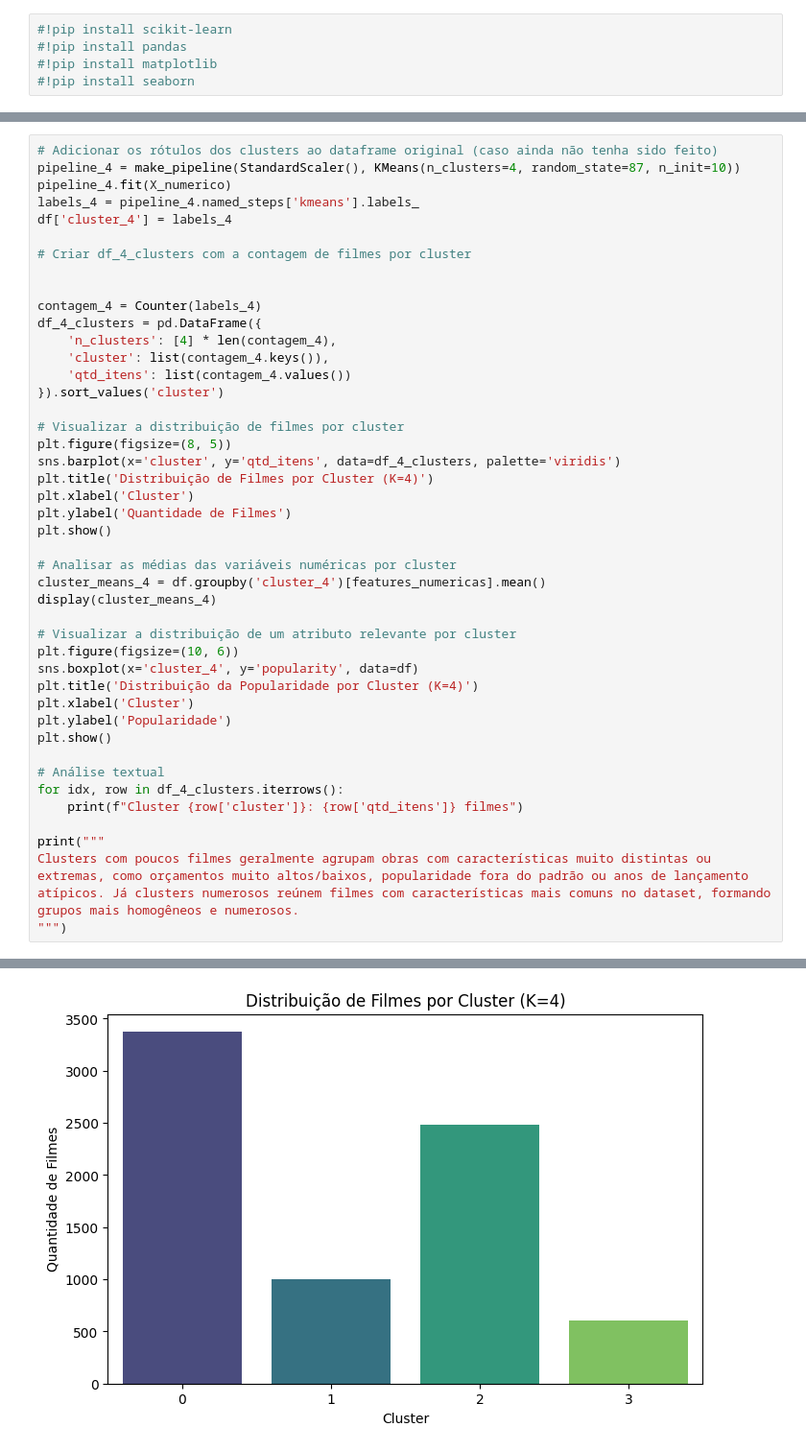
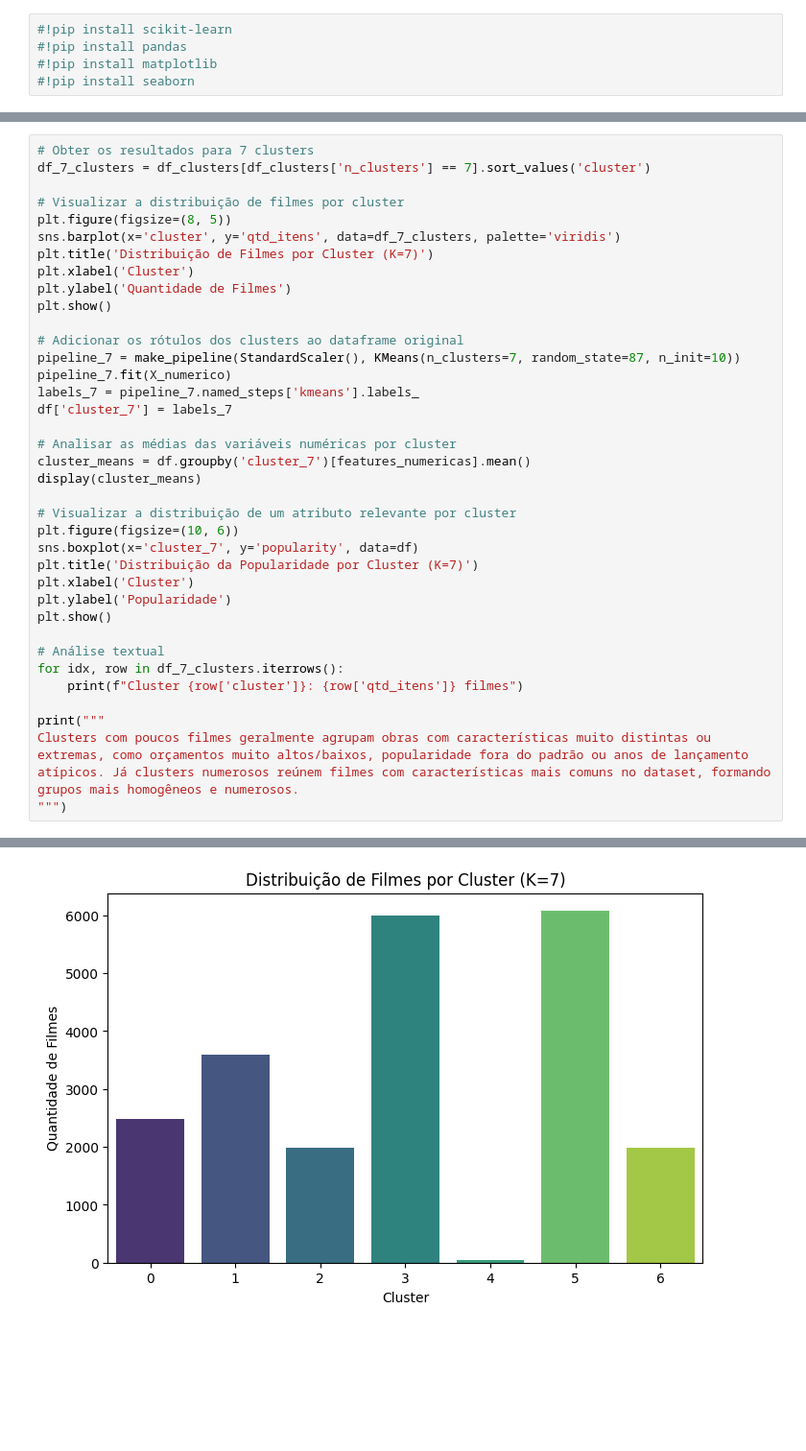
Before and after one commit to rodrigosantana24/projeto-pisi3, a Jupyter notebook: Clusterizacao_main.ipynb, the cells around one changed output, grey strips where cells are left out. Shown at 96% size. Cells and saved outputs as stored; diff of their text form; blank space fills up the shorter version.

```diff
--- a/Clusterizacao_main.ipynb
+++ b/Clusterizacao_main.ipynb
@@ -108,42 +80,35 @@ plt.show()
 # %%
-# Adicionar os rótulos dos clusters ao dataframe original (caso ainda não tenha sido feito)
-pipeline_4 = make_pipeline(StandardScaler(), KMeans(n_clusters=4, random_state=87, n_init=10))
-pipeline_4.fit(X_numerico)
-labels_4 = pipeline_4.named_steps['kmeans'].labels_
-df['cluster_4'] = labels_4
-
-# Criar df_4_clusters com a contagem de filmes por cluster
-
-
-contagem_4 = Counter(labels_4)
-df_4_clusters = pd.DataFrame({
-    'n_clusters': [4] * len(contagem_4),
-    'cluster': list(contagem_4.keys()),
-    'qtd_itens': list(contagem_4.values())
-}).sort_values('cluster')
+# Obter os resultados para 7 clusters
+df_7_clusters = df_clusters[df_clusters['n_clusters'] == 7].sort_values('cluster')
 
 # Visualizar a distribuição de filmes por cluster
 plt.figure(figsize=(8, 5))
-sns.barplot(x='cluster', y='qtd_itens', data=df_4_clusters, palette='viridis')
-plt.title('Distribuição de Filmes por Cluster (K=4)')
+sns.barplot(x='cluster', y='qtd_itens', data=df_7_clusters, palette='viridis')
+plt.title('Distribuição de Filmes por Cluster (K=7)')
 plt.xlabel('Cluster')
 plt.ylabel('Quantidade de Filmes')
 plt.show()
 
+# Adicionar os rótulos dos clusters ao dataframe original
+pipeline_7 = make_pipeline(StandardScaler(), KMeans(n_clusters=7, random_state=87, n_init=10))
+pipeline_7.fit(X_numerico)
+labels_7 = pipeline_7.named_steps['kmeans'].labels_
+df['cluster_7'] = labels_7
+
 # Analisar as médias das variáveis numéricas por cluster
-cluster_means_4 = df.groupby('cluster_4')[features_numericas].mean()
-display(cluster_means_4)
+cluster_means = df.groupby('cluster_7')[features_numericas].mean()
+display(cluster_means)
 
 # Visualizar a distribuição de um atributo relevante por cluster
 plt.figure(figsize=(10, 6))
-sns.boxplot(x='cluster_4', y='popularity', data=df)
-plt.title('Distribuição da Popularidade por Cluster (K=4)')
+sns.boxplot(x='cluster_7', y='popularity', data=df)
+plt.title('Distribuição da Popularidade por Cluster (K=7)')
 plt.xlabel('Cluster')
 plt.ylabel('Popularidade')
 plt.show()
 
 # Análise textual
-for idx, row in df_4_clusters.iterrows():
+for idx, row in df_7_clusters.iterrows():
     print(f"Cluster {row['cluster']}: {row['qtd_itens']} filmes")
 
 print("""
@@ -156 +121 @@ Passing `palette` without assigning `hue` is deprecated and will be removed in v
-[figure, old version]
+[figure, new version]
```
Also changed, not shown: parts of 7 cells of this notebook, 2 other files.
